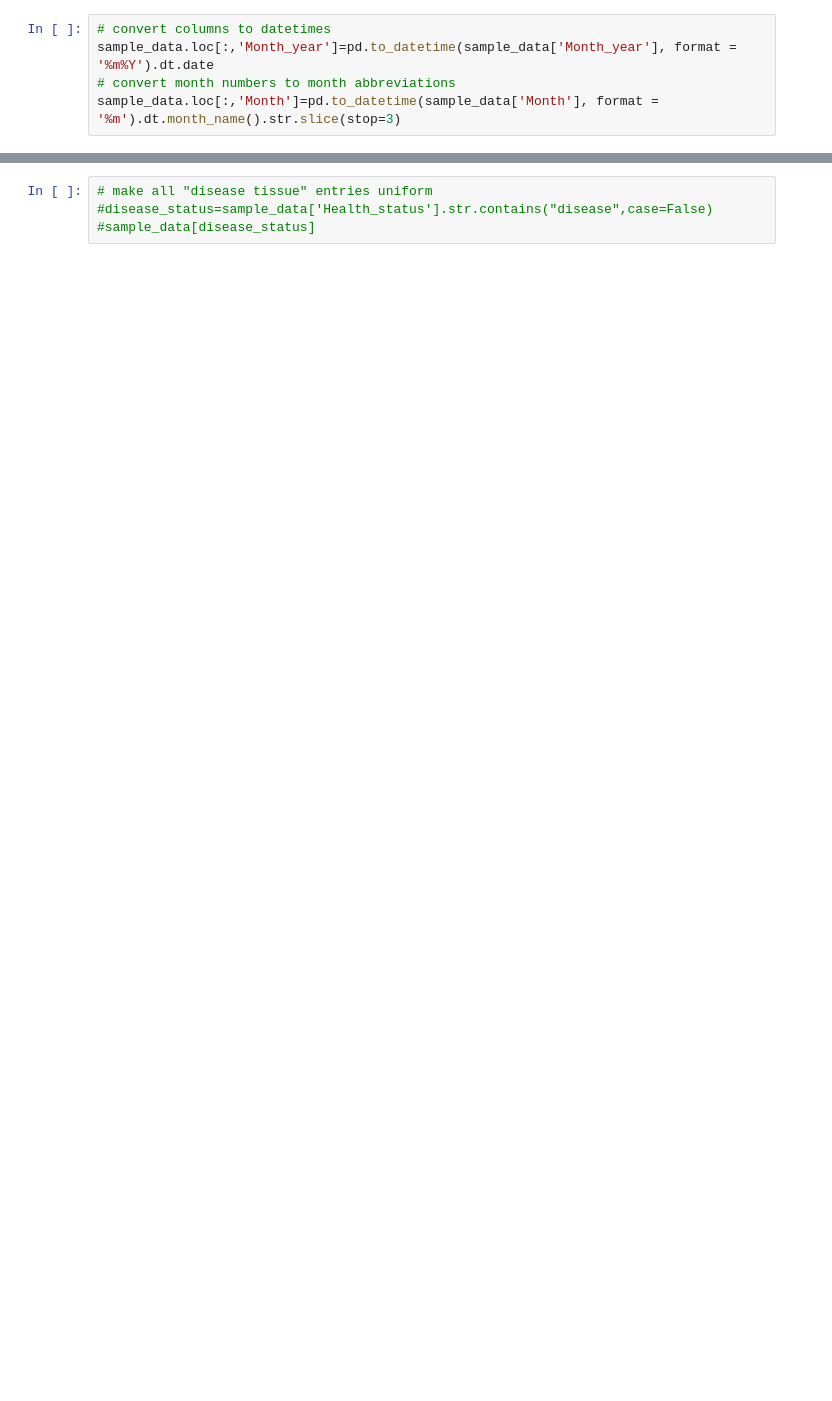
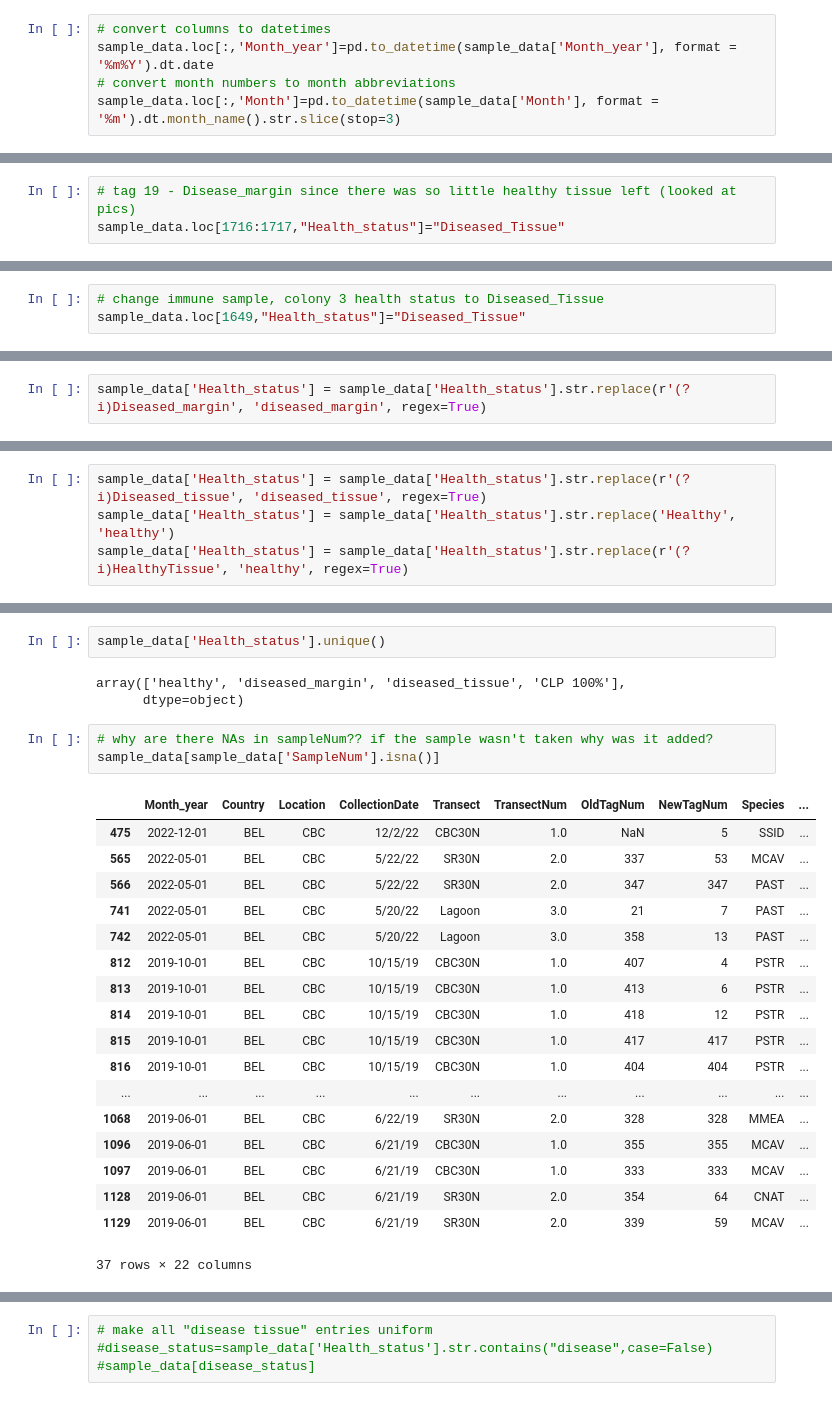
Before and after one commit to brookewicz/CBC_metagenomics, a Jupyter notebook: Demographics/SummaryStats.ipynb, the cells around one changed output, grey strips where cells are left out. Drawn from its saved outputs; the diff is of its cells as text; blank space fills up the shorter version.

```diff
--- a/Demographics/SummaryStats.ipynb
+++ b/Demographics/SummaryStats.ipynb
@@ -204,0 +462,3 @@ nas_sample
+# %%
+# tag 19 - Disease_margin since there was so little healthy tissue left (looked at pics)
+sample_data.loc[1716:1717,"Health_status"]="Diseased_Tissue"
@@ -204,0 +482,3 @@ nas_sample
+# %%
+# change immune sample, colony 3 health status to Diseased_Tissue
+sample_data.loc[1649,"Health_status"]="Diseased_Tissue"
@@ -204,0 +494,2 @@ nas_sample
+# %%
+sample_data['Health_status'] = sample_data['Health_status'].str.replace(r'(?i)Diseased_margin', 'diseased_margin', regex=True)
@@ -204,0 +502,4 @@ nas_sample
+# %%
+sample_data['Health_status'] = sample_data['Health_status'].str.replace(r'(?i)Diseased_tissue', 'diseased_tissue', regex=True)
+sample_data['Health_status'] = sample_data['Health_status'].str.replace('Healthy', 'healthy')
+sample_data['Health_status'] = sample_data['Health_status'].str.replace(r'(?i)HealthyTissue', 'healthy', regex=True)
@@ -204,0 +522,27 @@ nas_sample
+# %%
+sample_data['Health_status'].unique()
+# %% [output]
+array(['healthy', 'diseased_margin', 'diseased_tissue', 'CLP 100%'],
+      dtype=object)
+# %%
+# why are there NAs in sampleNum?? if the sample wasn't taken why was it added?
+sample_data[sample_data['SampleNum'].isna()]
+# %% [output]
+|  | Month_year | Country | Location | CollectionDate | Transect | TransectNum | OldTagNum | NewTagNum | Species | ... |
+| 475 | 2022-12-01 | BEL | CBC | 12/2/22 | CBC30N | 1.0 | NaN | 5 | SSID | ... |
+| 565 | 2022-05-01 | BEL | CBC | 5/22/22 | SR30N | 2.0 | 337 | 53 | MCAV | ... |
+| 566 | 2022-05-01 | BEL | CBC | 5/22/22 | SR30N | 2.0 | 347 | 347 | PAST | ... |
+| 741 | 2022-05-01 | BEL | CBC | 5/20/22 | Lagoon | 3.0 | 21 | 7 | PAST | ... |
+| 742 | 2022-05-01 | BEL | CBC | 5/20/22 | Lagoon | 3.0 | 358 | 13 | PAST | ... |
+| 812 | 2019-10-01 | BEL | CBC | 10/15/19 | CBC30N | 1.0 | 407 | 4 | PSTR | ... |
+| 813 | 2019-10-01 | BEL | CBC | 10/15/19 | CBC30N | 1.0 | 413 | 6 | PSTR | ... |
+| 814 | 2019-10-01 | BEL | CBC | 10/15/19 | CBC30N | 1.0 | 418 | 12 | PSTR | ... |
+| 815 | 2019-10-01 | BEL | CBC | 10/15/19 | CBC30N | 1.0 | 417 | 417 | PSTR | ... |
+| 816 | 2019-10-01 | BEL | CBC | 10/15/19 | CBC30N | 1.0 | 404 | 404 | PSTR | ... |
+| ... | ... | ... | ... | ... | ... | ... | ... | ... | ... | ... |
+| 1068 | 2019-06-01 | BEL | CBC | 6/22/19 | SR30N | 2.0 | 328 | 328 | MMEA | ... |
+| 1096 | 2019-06-01 | BEL | CBC | 6/21/19 | CBC30N | 1.0 | 355 | 355 | MCAV | ... |
+| 1097 | 2019-06-01 | BEL | CBC | 6/21/19 | CBC30N | 1.0 | 333 | 333 | MCAV | ... |
+| 1128 | 2019-06-01 | BEL | CBC | 6/21/19 | SR30N | 2.0 | 354 | 64 | CNAT | ... |
+| 1129 | 2019-06-01 | BEL | CBC | 6/21/19 | SR30N | 2.0 | 339 | 59 | MCAV | ... |
+37 rows × 22 columns
```
Also changed, not shown: parts of 70 cells of this notebook, 1 other file.
